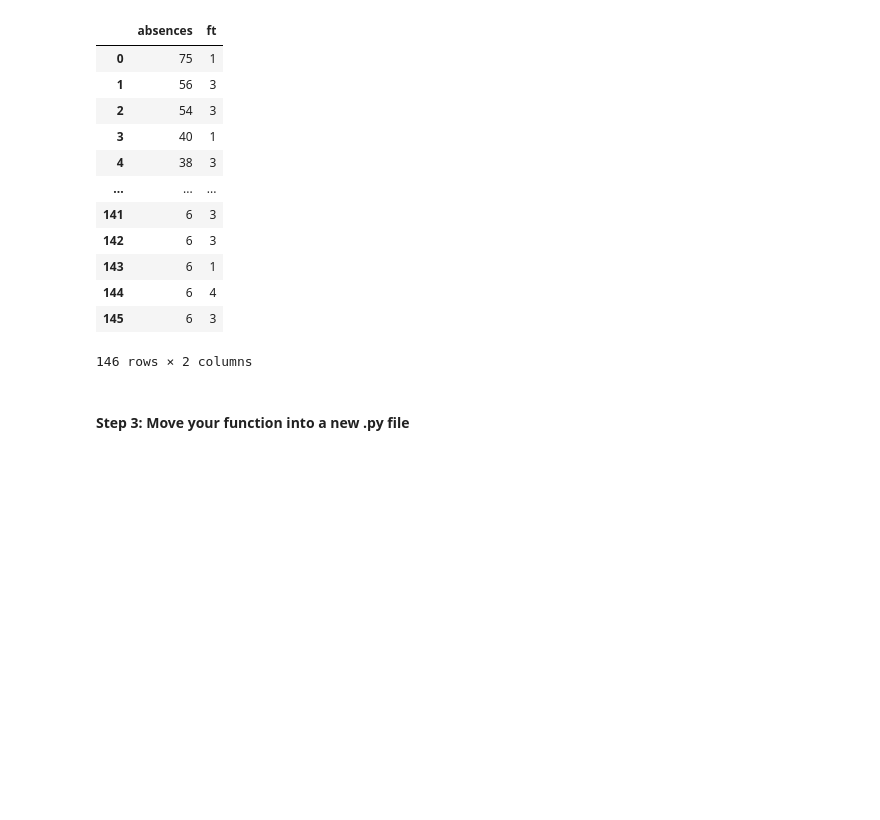
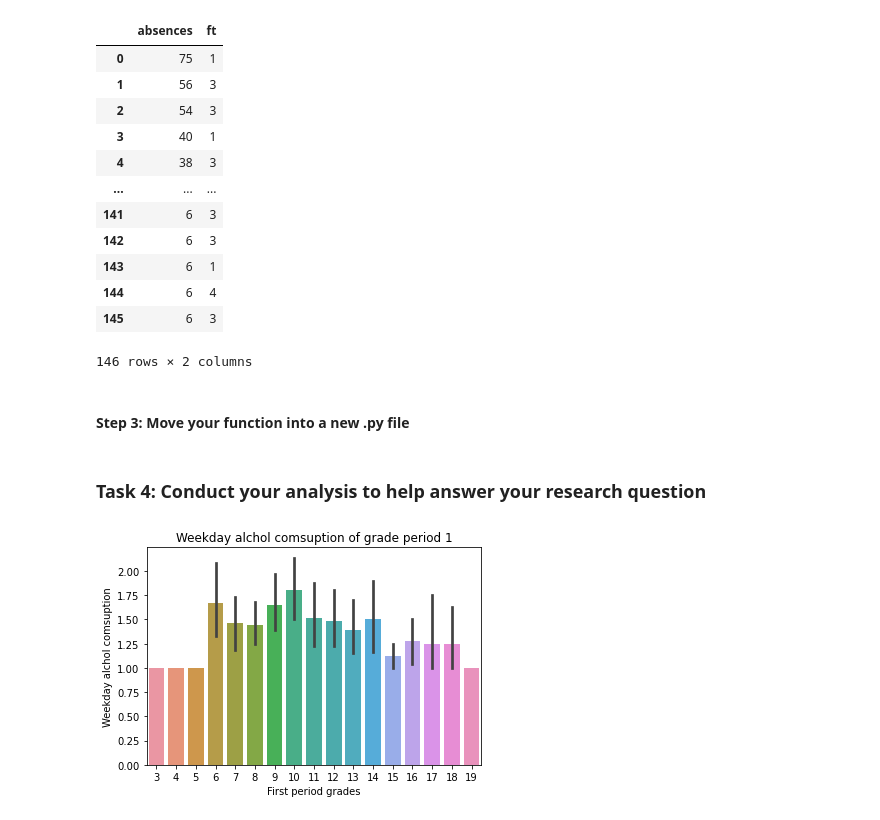
Before and after one commit to ubco-W2022T1-cosc301/project-group33, a Jupyter notebook: notebooks/analysis1.ipynb, the cells around one changed output. Drawn from its saved outputs; the diff is of its cells as text; code cells hidden in the pictures; blank space fills up the shorter version.

Commit message:
Erem pushing task4

```diff
--- a/notebooks/analysis1.ipynb
+++ b/notebooks/analysis1.ipynb
@@ -423,3 +423,20 @@ load_and_process("../data/raw/student-mat.csv")
 #from notebook import project_function3.py # This is called a relative import
 #df = project_functions.load_and_process(/project_functions3.py)
 #df
+# %% [markdown]
+### Task 4: Conduct your analysis to help answer your research question
+# %%
+#This is a graph that shows the weekday alchol cosumption compared to grades of period one
+import seaborn as sns
+import pandas as pd
+import matplotlib.pyplot as plt
+
+df = pd.read_csv('../data/raw/student-mat.csv')
+
+sns.barplot(df, x= "G1", y="Dalc").set(title='Weekday alchol comsuption of grade period 1')
+plt.xlabel("First period grades")
+plt.ylabel("Weekday alchol comsuption")
+
+plt.show()
+# %% [output]
+[figure, added]
```
Also changed, not shown: parts of 6 cells of this notebook, 1 other file.
